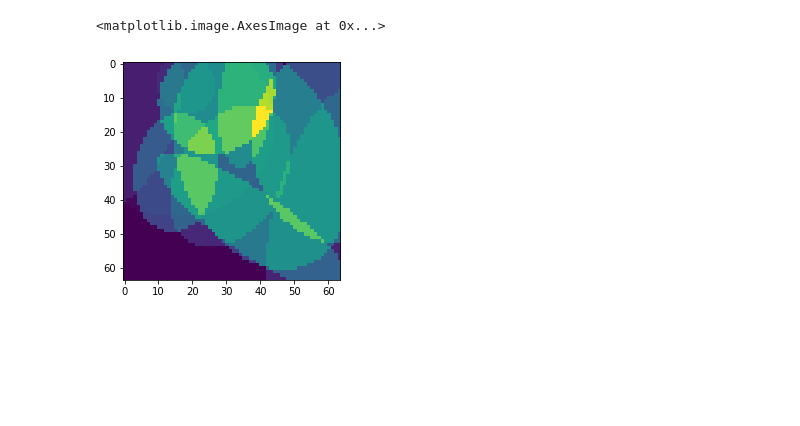
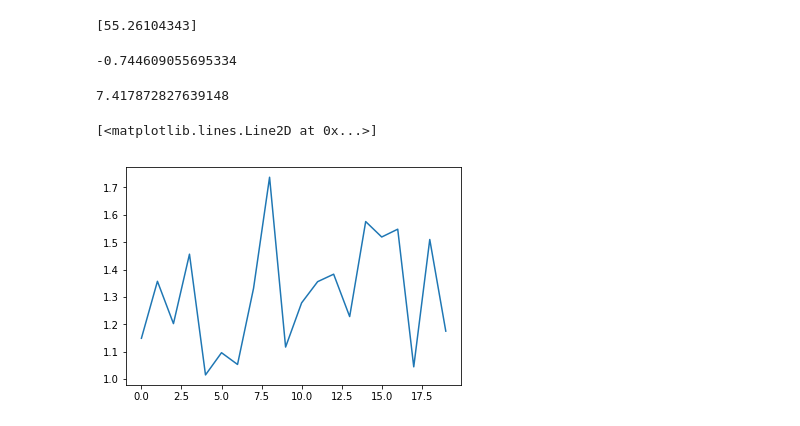
Before and after one commit to kvarun95/fbpconvnet, a Jupyter notebook: src/train.ipynb, the cells around one changed output. Cells and saved outputs as stored; diff of their text form; code cells hidden in the pictures; blank space fills up the shorter version.

```diff
--- a/src/train.ipynb
+++ b/src/train.ipynb
@@ -66,5 +78,14 @@ la.norm(E_train[2,:,:,0].flatten() - X_recon[2,:,:,0].flatten())
-# %%
-plt.imshow(E_test[0,:,:,0])
-# %% [output]
-<matplotlib.image.AxesImage at 0x...>
-[figure, removed]
+# %%
+sess = tf.InteractiveSession()
+print(euclidean_loss(X_recon, E_train).eval())
+sess.close()
+# %% [output]
+[55.26104343]
+# %%
+np.amin(X_train)
+# %% [output]
+-0.744609055695334
+# %%
+np.amax(E_train)
+# %% [output]
+7.417872827639148
@@ -70,0 +96,12 @@ plt.imshow(E_test[0,:,:,0])
+# %%
+maxs = np.zeros(X_train.shape[0])
+mins = np.zeros(X_train.shape[0])
+
+for i in range(X_train.shape[0]):
+    maxs[i] = np.amax(X_train[i,:,:,:])
+    mins[i] = np.amin(X_train[i,:,:,:])
+
+plt.plot(maxs-mins)
+# %% [output]
+[<matplotlib.lines.Line2D at 0x...>]
+[figure, added]
```
Also changed, not shown: parts of 9 cells of this notebook.
